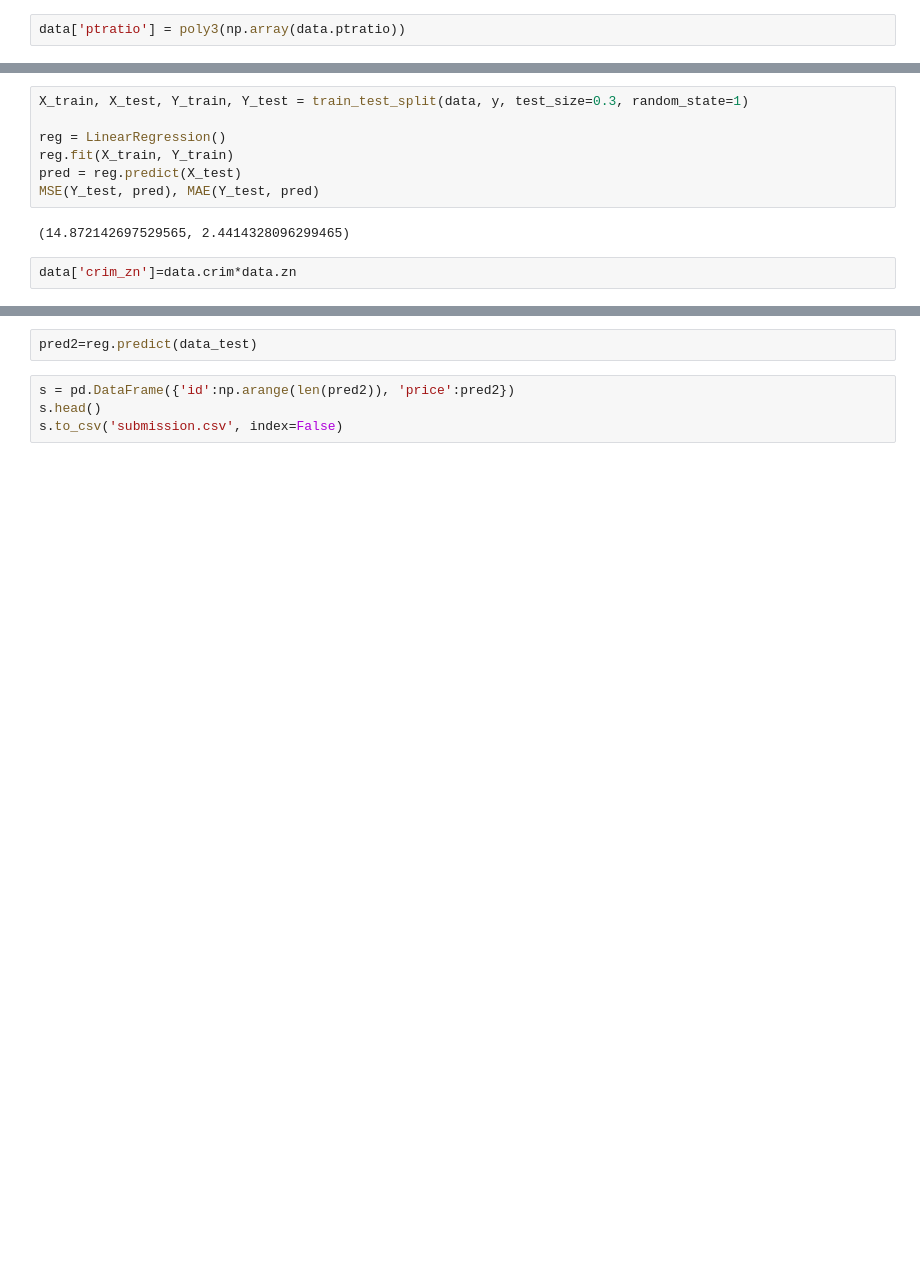
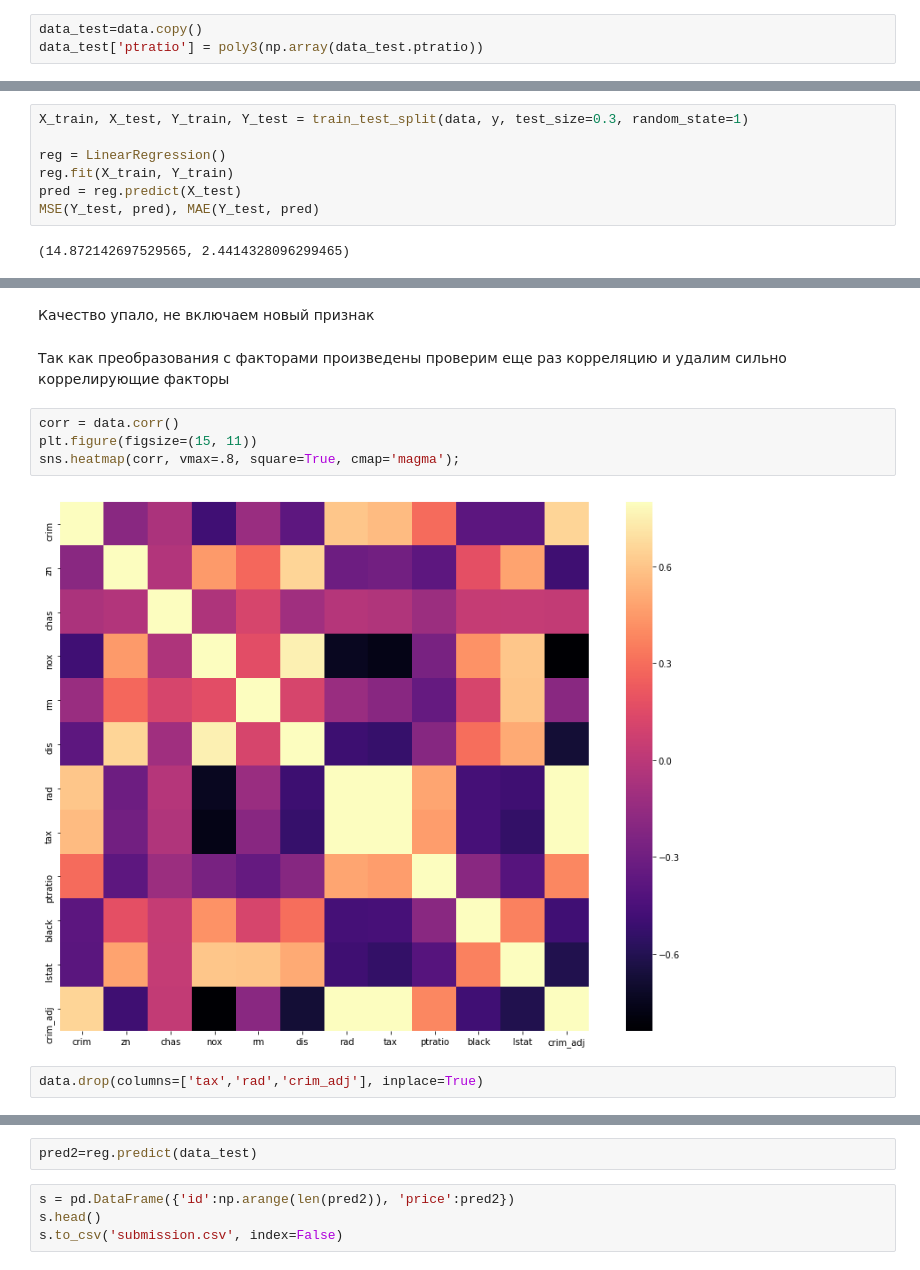
Before and after one commit to Schetann/sber_ml_course, a Jupyter notebook: Linear_regression.ipynb, the cells around one changed output, grey strips where cells are left out. Cells and saved outputs as stored; diff of their text form; blank space fills up the shorter version.

```diff
--- a/Linear_regression.ipynb
+++ b/Linear_regression.ipynb
@@ -274,5 +248,6 @@ plt.plot(sorted(data.ptratio), poly3(sorted(data.ptratio)))
 [<matplotlib.lines.Line2D at 0x...>]
 [figure]
 # %%
-data['ptratio'] = poly3(np.array(data.ptratio))
+data_test=data.copy()
+data_test['ptratio'] = poly3(np.array(data_test.ptratio))
 # %%
@@ -322,5 +304,3 @@ pred = reg.predict(X_test)
 MSE(Y_test, pred), MAE(Y_test, pred)
 # %% [output]
 (14.872142697529565, 2.4414328096299465)
-# %%
-data['crim_zn']=data.crim*data.zn
@@ -327,3 +377,15 @@ data['crim_zn']=data.crim*data.zn
+# %% [markdown]
+Качество упало, не включаем новый признак
+# %% [markdown]
+Так как преобразования с факторами произведены проверим еще раз корреляцию и удалим сильно коррелирующие факторы
+# %%
+corr = data.corr()
+plt.figure(figsize=(15, 11))
+sns.heatmap(corr, vmax=.8, square=True, cmap='magma');
+# %% [output]
+[figure, added]
+# %%
+data.drop(columns=['tax','rad','crim_adj'], inplace=True)
 # %%
 X_train, X_test, Y_train, Y_test = train_test_split(data, y, test_size=0.3, random_state=1)
 
```
Also changed, not shown: parts of 46 cells of this notebook, 1 other file.
